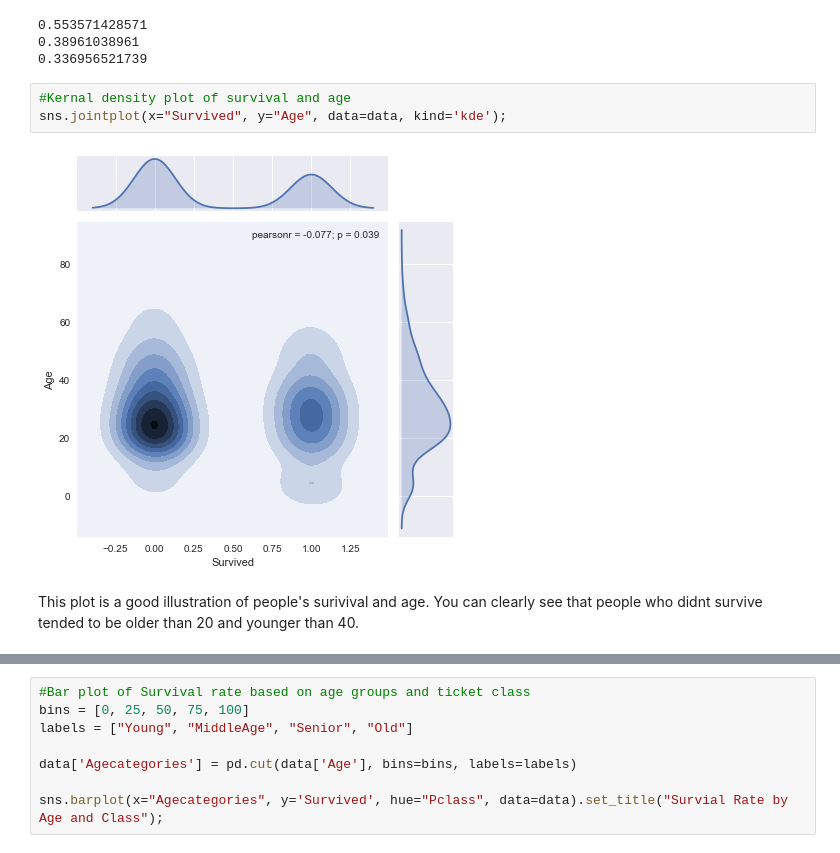
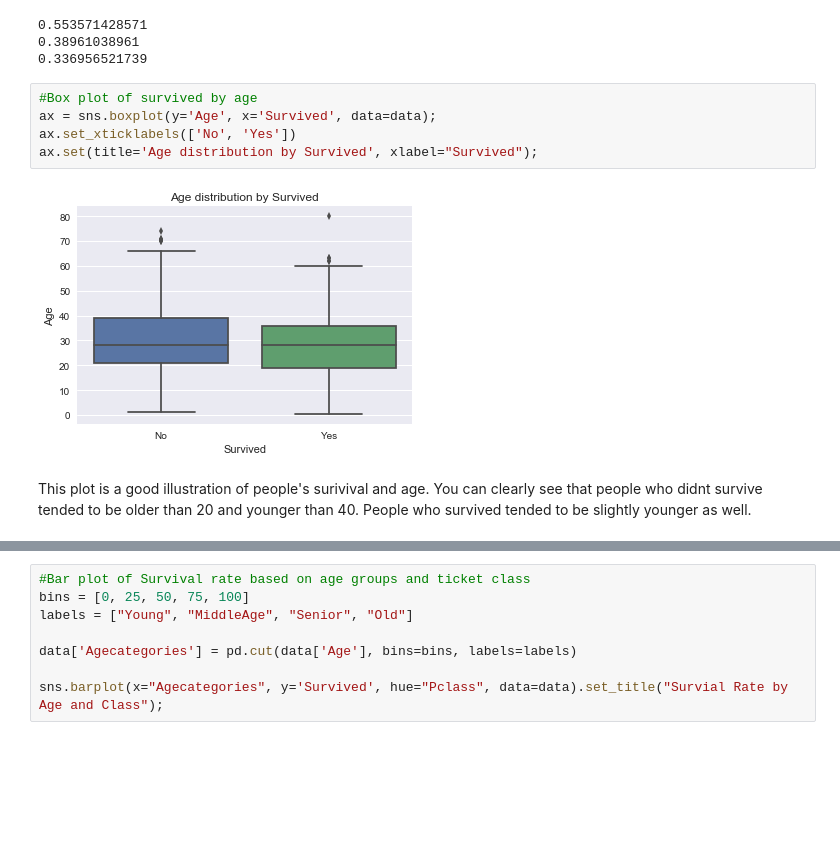
Before and after one commit to iqbal125/titanic_data_analysis, a Jupyter notebook: titanic_data_analysis.ipynb, the cells around one changed output, grey strips where cells are left out. Drawn from its saved outputs; the diff is of its cells as text; blank space fills up the shorter version.

```diff
--- a/titanic_data_analysis.ipynb
+++ b/titanic_data_analysis.ipynb
@@ -331,10 +324,12 @@ print(embarked_S_survival_rate)
 0.553571428571
 0.38961038961
 0.336956521739
-# %%
-#Kernal density plot of survival and age
-sns.jointplot(x="Survived", y="Age", data=data, kind='kde');
-# %% [output]
-[figure, removed]
+# %%
+#Box plot of survived by age
+ax = sns.boxplot(y='Age', x='Survived', data=data);
+ax.set_xticklabels(['No', 'Yes'])
+ax.set(title='Age distribution by Survived', xlabel="Survived");
+# %% [output]
+[figure, added]
 # %% [markdown]
-This plot is a good illustration of people's surivival and age. You can clearly see that people who didnt survive tended to be older than 20 and younger than 40.
+This plot is a good illustration of people's surivival and age. You can clearly see that people who didnt survive tended to be older than 20 and younger than 40. People who survived tended to be slightly younger as well.
```
Also changed, not shown: parts of 6 cells of this notebook, 1 other file.
